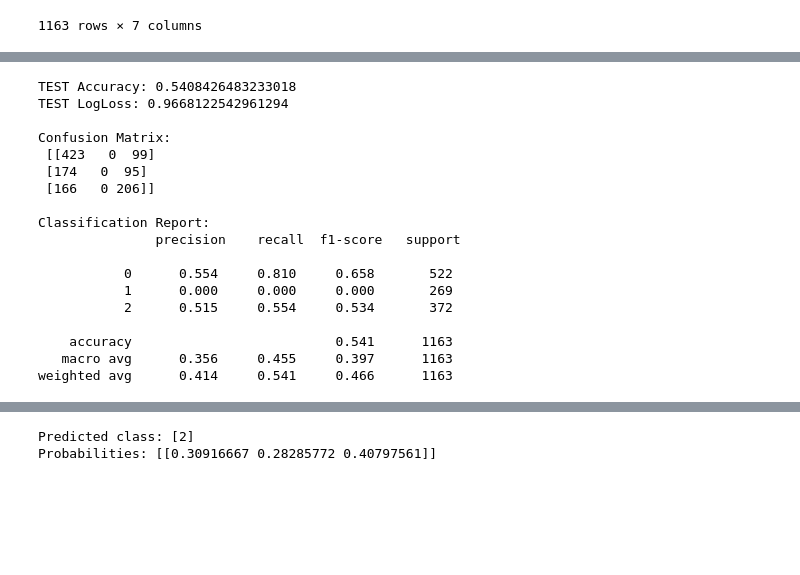
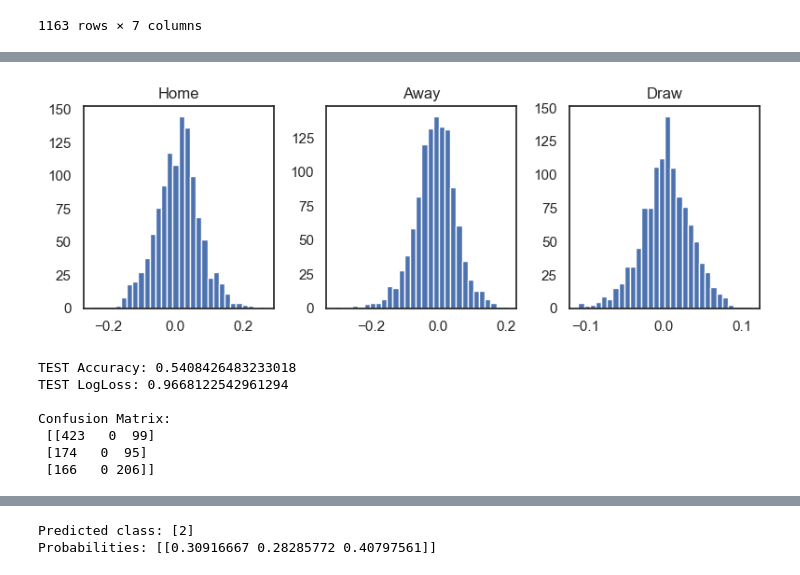
Before and after one commit to projektiox/MachineLearningFootballOutcomes, a Jupyter notebook: ML_dec_tree_football/Github/random_forest_xgboost_footballmatches.ipynb, the cells around one changed output, grey strips where cells are left out. Cells and saved outputs as stored; diff of their text form; code cells hidden in the pictures; blank space fills up the shorter version.

```diff
--- a/ML_dec_tree_football/Github/random_forest_xgboost_footballmatches.ipynb
+++ b/ML_dec_tree_football/Github/random_forest_xgboost_footballmatches.ipynb
@@ -926,8 +985,29 @@ proba_rf_opt_df
+# %%
+import matplotlib.pyplot as plt
+
+homediff_rf = proba_rf_opt_df['homeOddsdiff'].dropna()
+awaydiff_rf = proba_rf_opt_df['awayOddsdiff'].dropna()
+drawdiff_rf = proba_rf_opt_df['drawOddsdiff'].dropna()
+
+fig, axes = plt.subplots(1, 3, figsize=(8, 3))  # 👈 width, height in inches
+
+axes[0].hist(homediff_rf, bins=30)
+axes[0].set_title('Home')
+
+axes[1].hist(awaydiff_rf, bins=30)
+axes[1].set_title('Away')
+
+axes[2].hist(drawdiff_rf, bins=30)
+axes[2].set_title('Draw')
+
+plt.tight_layout()
+plt.show()
+# %% [output]
+[figure, added]
 # %%
 print("\nTEST Accuracy:", accuracy_score(y_test, pred_rf_opt))
 print("TEST LogLoss:", log_loss(y_test, proba_rf_opt))
 print("\nConfusion Matrix:\n", confusion_matrix(y_test, pred_rf_opt))
-print("\nClassification Report:\n", classification_report(y_test, pred_rf_opt, digits=3))
 # %% [output]
 TEST Accuracy: 0.5408426483233018
 TEST LogLoss: 0.9668122542961294
@@ -936,14 +1016,3 @@ Confusion Matrix:
  [[423   0  99]
  [174   0  95]
  [166   0 206]]
-
-Classification Report:
-               precision    recall  f1-score   support
-
-           0      0.554     0.810     0.658       522
-           1      0.000     0.000     0.000       269
-           2      0.515     0.554     0.534       372
-
-    accuracy                          0.541      1163
-   macro avg      0.356     0.455     0.397      1163
-weighted avg      0.414     0.541     0.466      1163
```
Also changed, not shown: parts of 25 cells of this notebook, 3 other files.
